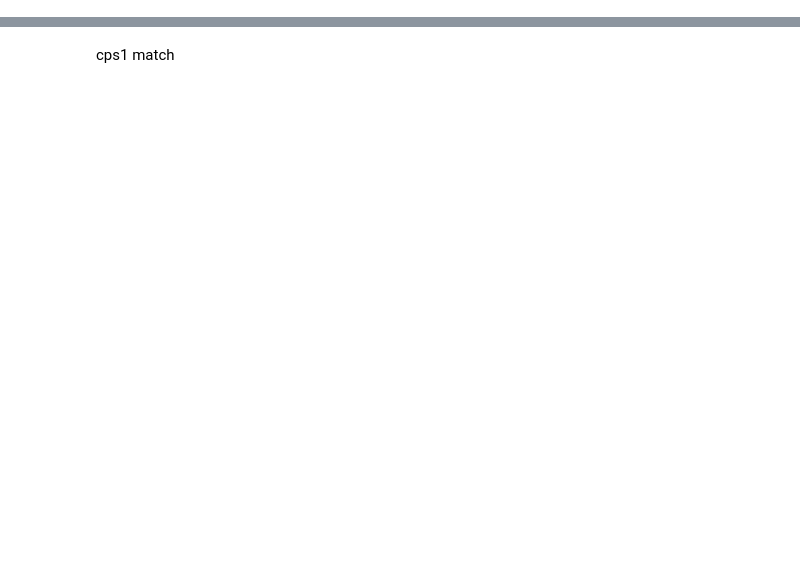
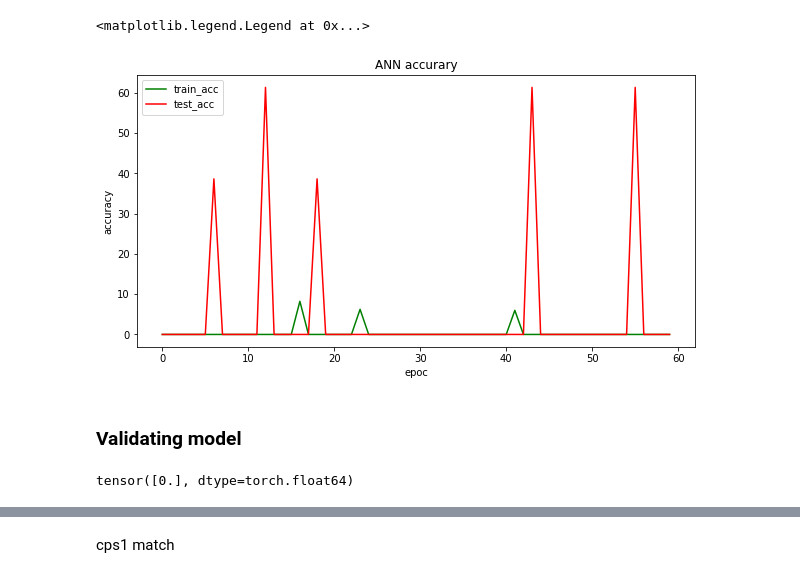
Before and after one commit to MawuliAgamah/ml-propensity-score-matching, a Jupyter notebook: ANN.ipynb, the cells around one changed output, grey strips where cells are left out. Cells and saved outputs as stored; diff of their text form; code cells hidden in the pictures; blank space fills up the shorter version.

```diff
--- a/ANN.ipynb
+++ b/ANN.ipynb
@@ -176,0 +132,16 @@ torch.Size([89, 8])
+# %%
+from sklearn.preprocessing import StandardScaler
+sc = StandardScaler()
+
+for col in nswre74_pd_df[['age','education','re74','re75']]:
+    nswre74_pd_df[col] =  sc.fit_transform(np.array(nswre74_pd_df[col]).reshape(-1,1))
+
+nsw_hold_out = nswre74_pd_df[400:445]
+nswre74_pd_df = nswre74_pd_df[0:399]
+nswre74_array = np.array(nswre74_pd_df)
+
+features = nswre74_array[:,1:]
+target = nswre74_array[::,0]
+
+features = torch.tensor(features)
+target = torch.tensor(target).unsqueeze(1)
@@ -176,0 +515,35 @@ torch.Size([89, 8])
+# %%
+fig = plt.gcf()
+fig.set_size_inches(10, 5)
+
+plt.title("ANN accurary")
+
+train_loss = history['train_acc']
+test_loss = history['test_acc']
+
+plt.plot(train_loss, 'g', label='train_acc')
+plt.plot(test_loss, 'r', label='test_acc')
+
+plt.xlabel("epoc")
+plt.ylabel("accuracy")
+plt.legend()
+# %% [output]
+<matplotlib.legend.Legend at 0x...>
+[figure, added]
+# %% [markdown]
+### Validating model
+# %%
+# Load hold out data for a quick yesy
+nsw_hold_out = np.array(nsw_hold_out)
+
+features_validation = nsw_hold_out[:,1:]
+target_validation = nsw_hold_out[::,0]
+
+features_validation = torch.tensor(features_validation)
+target_validation = torch.tensor(target_validation).unsqueeze(1)
+
+dataset = CustomDataset(features = features_validation,targets = target_validation)
+
+validation_loader = DataLoader(dataset=dataset, batch_size=batch_size,shuffle=True)
+# %% [output]
+tensor([0.], dtype=torch.float64)
```
Also changed, not shown: parts of 50 cells of this notebook, 8 other files.
